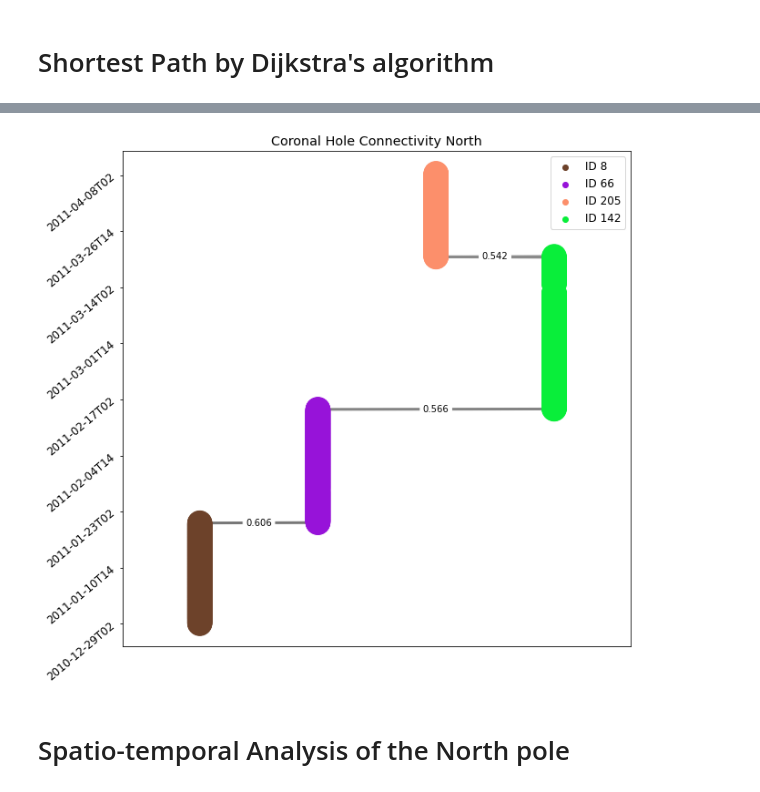
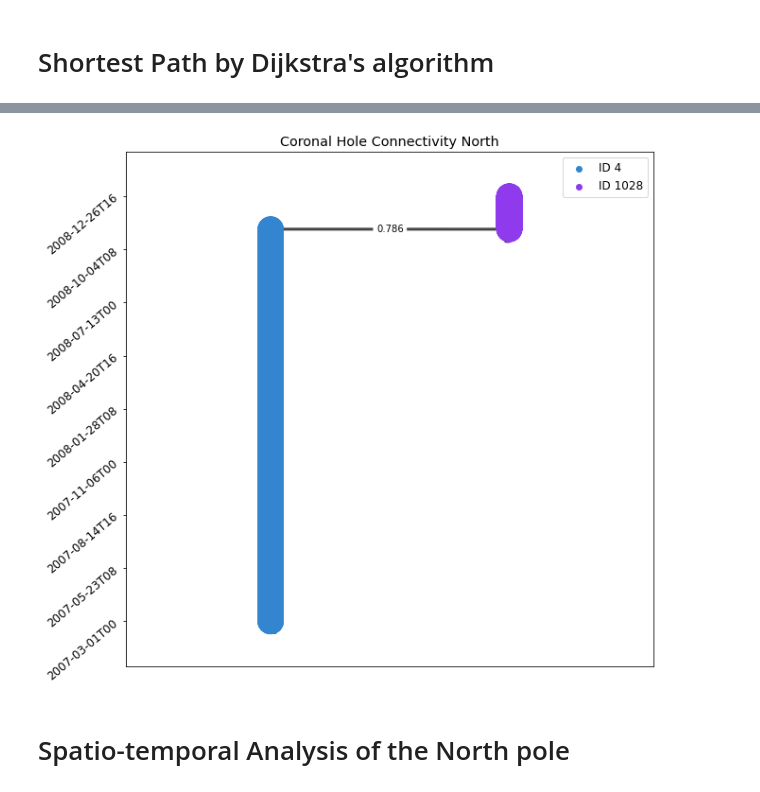
Before and after one commit to predsci/CHMAP, a Jupyter notebook: chmap/coronal_holes/tracking/examples/graph_analysis.ipynb, the cells around one changed output, grey strips where cells are left out. Drawn from its saved outputs; the diff is of its cells as text; code cells hidden in the pictures.

```diff
--- a/chmap/coronal_holes/tracking/examples/graph_analysis.ipynb
+++ b/chmap/coronal_holes/tracking/examples/graph_analysis.ipynb
@@ -42,7 +42,7 @@ window_half_width = dt.timedelta(hours=12)
 Attempting to connect to DB server  mysql://opalissan:****pwd****@q.predsci.com:3306/chd
 Connection successful
 # %%
-pickle_file = os.path.join(res_dir + '/connectivity_graph.pkl')
+pickle_file = os.path.join(res_dir + '/connectivity_graph_2009-01-07-03-55-57.pkl')
 # %%
 graph = pickle.load(open(pickle_file, "rb"))
 
@@ -156,11 +156,11 @@ plt.savefig(res_dir + '/figures/edge_distribution_G.png')
 # How to Traverse the Graph to explore all the nodes related to the North Pole Coronal Hole
 # %%
 for node in G.nodes:
-    if G.nodes[node]["id"] == 205 and G.nodes[node]["frame_num"] == 1205:
+    if G.nodes[node]["id"] == 1028 and G.nodes[node]["frame_num"] == 8000:
         print(G.nodes[node])
         print(node)
 
-    if G.nodes[node]["id"] == 8 and G.nodes[node]["frame_num"] == 1:
+    if G.nodes[node]["id"] == 4 and G.nodes[node]["frame_num"] == 1:
         print(G.nodes[node])
         print(node)
 # %% [output]
@@ -171,6 +171,6 @@ for node in G.nodes:
 # %%
-start = "1_8_0"
-end = "1205_205_0"
+start = "1_4_0"
+end = "8000_1028_0"
 # %% [markdown]
 # Create a *directed* version of our main Graph
 # %%
@@ -215,6 +215,6 @@ unique_id_class
 # %%
 # set time array for plotting purposes
-timearray = np.arange('2010-12-29T02', '2011-04-08T08',np.timedelta64(2,'h'), dtype='datetime64')
+timearray = np.arange('2007-03-01T00', '2009-01-07T04',np.timedelta64(2,'h'), dtype='datetime64')
 # %%
 fig, ax = plt.subplots(figsize=(10, 10))
 # draw graph, nodes positions are based on their count and frame_num.
@@ -226,37 +226,37 @@ edges, weights = zip(*edge_weights.items())
 
 # plot nodes and labels.
 nx.draw(path_g, pos=pos, font_weight='bold', ax=ax, node_size=700,
         node_color=[c.to_rgba(np.array(path_g.nodes[ch]["color"]) / 255)
                     for ch in path_g.nodes], edgelist=[])
 
 #nx.draw_networkx_labels(G=path_g, pos=pos, labels=labels, ax=ax, font_size=8)
 for ch in unique_id_class:
     ax.scatter([],[], c=[c.to_rgba(np.array(path_g.nodes[ch]["color"]) / 255)], label='ID {}'.format(path_g.nodes[ch]["id"]))
 
 nx.draw_networkx_edges(path_g, pos=pos, edge_color=weights, edgelist=edges,
                                         edge_cmap=plt.cm.get_cmap('Greys'), edge_vmin=0,
                                         edge_vmax=1, width=3, ax=ax)
 
 nx.draw_networkx_edge_labels(G=path_g, pos=pos, edge_labels=edge_weights, ax=ax, alpha=1, font_size=10)
 
 # Only show ticks on the left and bottom spines
 ax.yaxis.set_ticks_position('left')
 ax.set_xlim(tuple(sum(i) for i in zip(ax.get_xlim(), (-0.5, 0.5))))
 
 
 # set y ticks
 ax.yaxis.get_major_locator().set_params(integer=True)
-ax.set_yticks(np.linspace(0, len(timearray), len(timearray))[::150])
-ax.set_yticklabels(timearray[::150], fontsize=12)
+ax.set_yticks(np.linspace(0, len(timearray), len(timearray))[::1000])
+ax.set_yticklabels(timearray[::1000], fontsize=12)
 ax.tick_params(axis='y', rotation=40)
 
 ax.axis('on')
 _ = ax.set_title("Coronal Hole Connectivity North")
 _ = plt.gca().legend()
 
-plt.savefig(res_dir + '/figures/north_ch_shortest_path_res_8_to_205.png')
+plt.savefig(res_dir + '/figures/north_ch_shortest_path_res_4_to_1028.png')
 # %% [output]
-[figure, old version]
+[figure, new version]
 # %% [markdown]
 # Spatio-temporal Analysis of the North pole
 # %%
```
Also changed, not shown: parts of 11 cells of this notebook, 8 other files.
